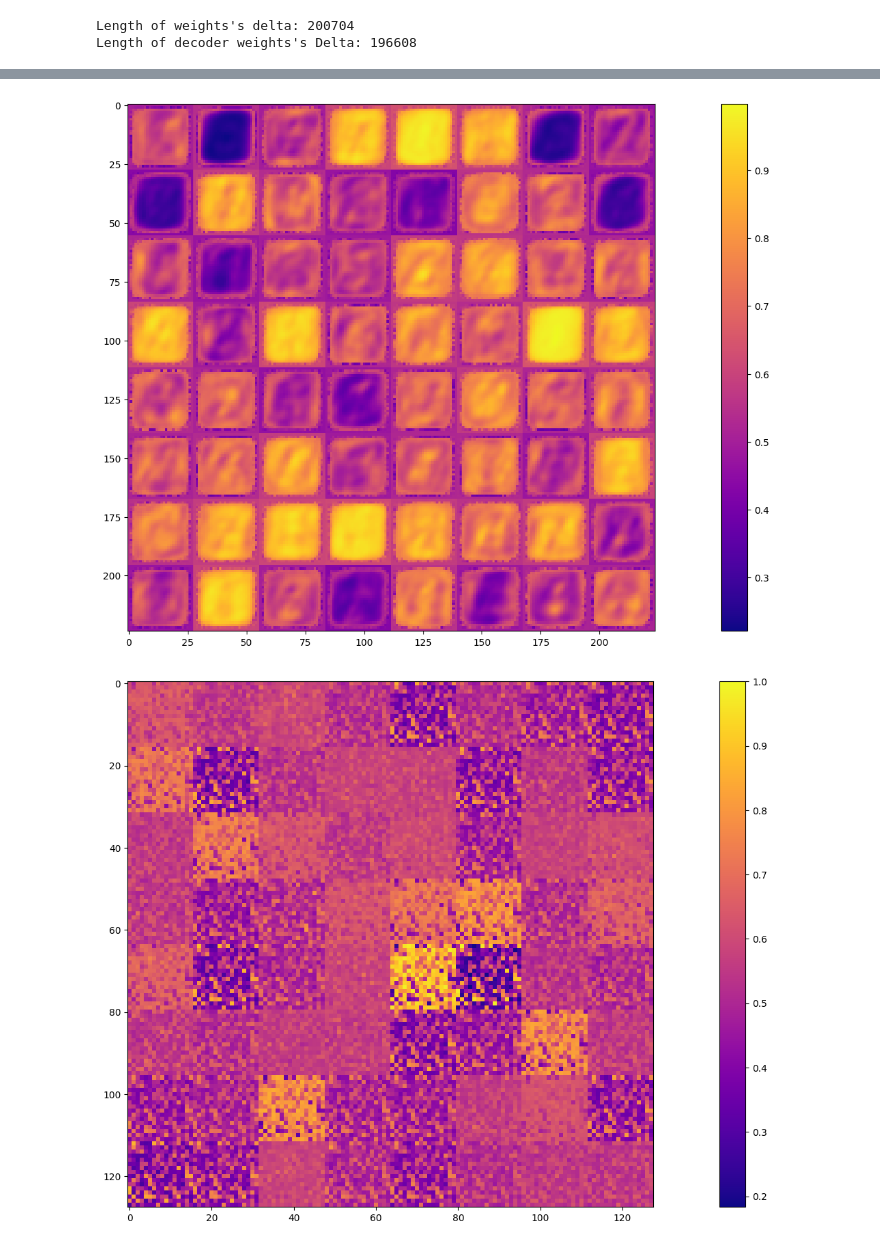
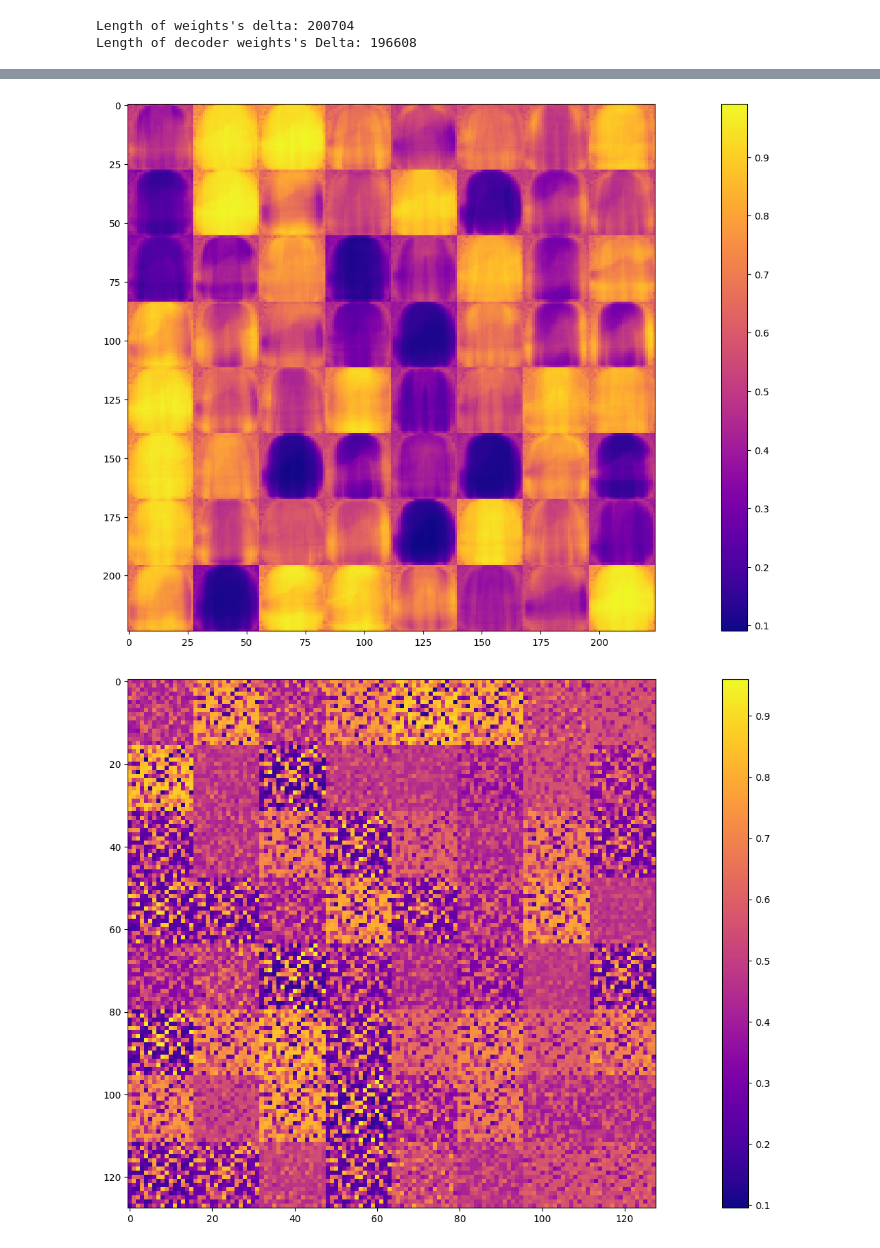
Before and after one commit to huynhviethung214/SFP-Single-Forward-Pass-, a Jupyter notebook: SESSION-0/non-grad encoder.ipynb, the cells around one changed output, grey strips where cells are left out. Drawn from its saved outputs; the diff is of its cells as text; code cells hidden in the pictures.

```diff
--- a/SESSION-0/non-grad encoder.ipynb
+++ b/SESSION-0/non-grad encoder.ipynb
@@ -336,10 +307,10 @@ class StateNetwork():
 # %%
 training_batch_size = 100
 evaluating_batch_size = 100
-num_classes = 47
+num_classes = 10
 
 samples_per_class = 100
-dataset_name = 'bymerge'
+dataset_name = 'fashion'
 # %%
 device = 'cuda' if t.cuda.is_available() else 'cpu'
 print(device)
@@ -493,26 +461,20 @@ def stack_images(n_rows, n_cols, _shape, layer_idx, matrix, is_abs = True):
 # %%
 for layer_idx, layer in enumerate(network.layers):
     a = int(np.sqrt(layer.b.shape[0] // (num_channels if layer_idx == 0 else 1)))
-    # n_rows = n_cols = int(np.sqrt(layer.b.shape[1] // (num_channels if layer_idx == 0 else 1)))
     _shape = (a, a)
-
-    # breaker = np.zeros((_shape[0] * a, 1))
-    # combined_image = np.zeros((_shape[0] * a, _shape[1] * a * 2 + 1))
 
     f = plt.figure()
     f.set_figwidth(25)
     f.set_figheight(10)
 
-    # stack_w_images = stack_images(n_rows, n_cols, _shape, layer_idx, layer.w)
     stack_h_images = stack_images(n_rows, n_cols, _shape, layer_idx, layer.b)
-
-    # combined_image[:, :_shape[1] * n_cols] = stack_w_images
-    # combined_image[:, _shape[1] * n_cols: _shape[1] * n_cols + 1] = breaker
-    # combined_image[:, _shape[1] * n_cols + 1:] = stack_h_images * np.power(10, round(np.log10(np.max(stack_w_images) / np.max(stack_h_images))))
 
     plt.imshow(stack_h_images, cmap='plasma')
     plt.colorbar()
-    # if save_details:
-    #     plt.savefig(f"{root}/patterns_of_layer_{layer_idx}.jpg", bbox_inches='tight')
+    if save_details:
+        try:
+            os.mkdir(f"{root}/b")
+        finally:
+            plt.savefig(f"{root}/b/patterns_of_layer_{layer_idx}.jpg", bbox_inches='tight')
     plt.show(block=False)
 # %% [output]
@@ -522,22 +484,22 @@ for layer_idx, layer in enumerate(network.layers):
 # %%
 for layer_idx, layer in enumerate(network.layers):
     a = int(np.sqrt(layer.w.shape[0] // (num_channels if layer_idx == 0 else 1)))
-    # n_rows = n_cols = int(np.sqrt(layer.w.shape[1] // (num_channels if layer_idx == 0 else 1)))
     _shape = (a, a)
-    # breaker = np.zeros((_shape[0] * n_rows, 1))
-    # combined_image = np.zeros((_shape[0] * n_rows, _shape[1] * n_cols * 2 + 1))
 
     f = plt.figure()
     f.set_figwidth(25)
     f.set_figheight(10)
 
     stack_w_images = stack_images(n_rows, n_cols, _shape, layer_idx, layer.w)
 
     plt.imshow(stack_w_images, cmap='plasma')
     plt.colorbar()
     if save_details:
-        plt.savefig(f"{root}/patterns_of_layer_{layer_idx}.jpg", bbox_inches='tight')
+        try:
+            os.mkdir(f"{root}/w")
+        finally:
+            plt.savefig(f"{root}/w/patterns_of_layer_{layer_idx}.jpg", bbox_inches='tight')
     plt.show(block=False)
 # %% [output]
-[figure, old version]
+[figure, new version]
-[figure, old version]
+[figure, new version]
```
Also changed, not shown: parts of 14 cells of this notebook.
